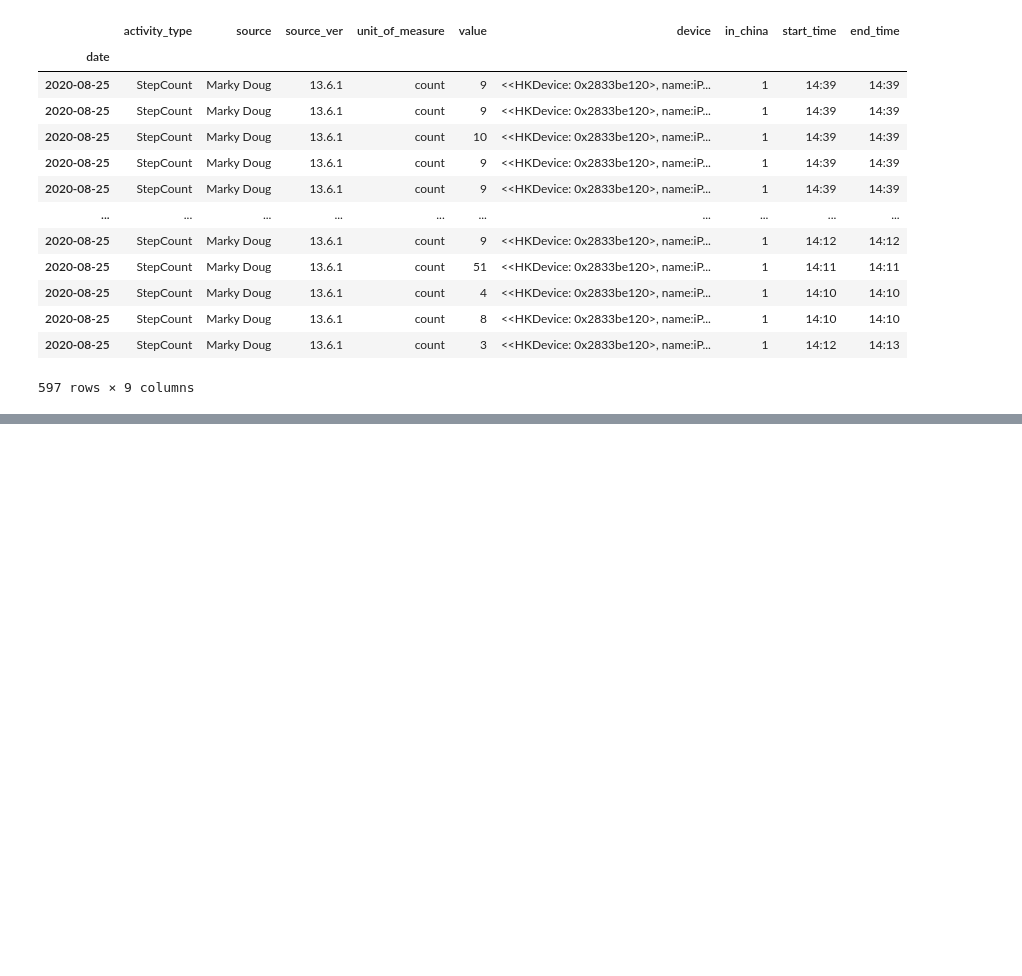
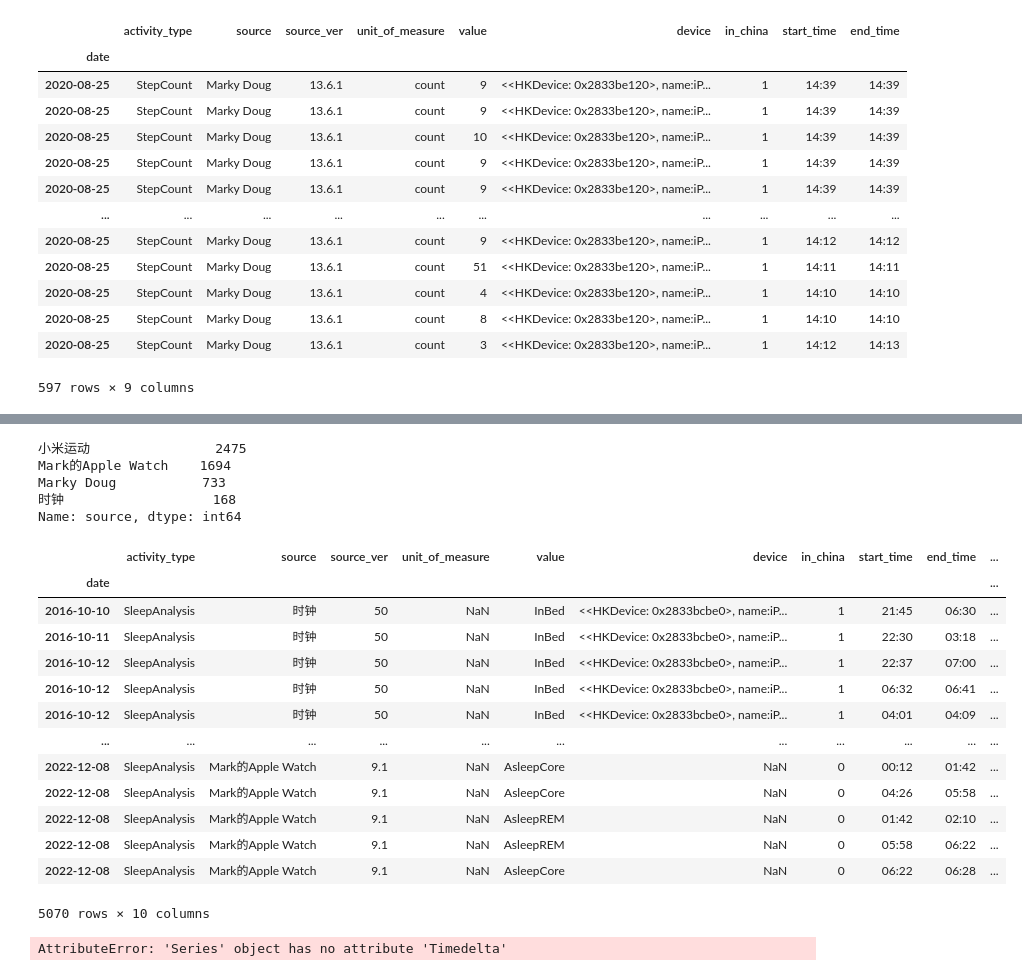
Before and after one commit to markydoug/my_apple_health, a Jupyter notebook: record_explore.ipynb, the cells around one changed output, grey strips where cells are left out. Saved outputs shown, nothing was run; the diff lists cells and outputs as text; code cells hidden in the pictures; blank space fills up the shorter version.

Commit message:
Add sleep info

```diff
--- a/record_explore.ipynb
+++ b/record_explore.ipynb
@@ -207,0 +342,2 @@ steps_now.resample('M')[['value']].sum().plot()
+# %%
+sleep_info = records_list[records_list.activity_type=='SleepAnalysis']
@@ -207,0 +380,2 @@ steps_now.resample('M')[['value']].sum().plot()
+# %%
+sleep_info['value'] = sleep_info['value'].str.replace('HKCategoryValueSleepAnalysis', '')
@@ -207,0 +392,27 @@ steps_now.resample('M')[['value']].sum().plot()
+# %%
+sleep_info.source.value_counts()
+# %% [output]
+小米运动                2475
+Mark的Apple Watch    1694
+Marky Doug           733
+时钟                   168
+Name: source, dtype: int64
+# %%
+sleep_info['total_time'] = pd.to_datetime(sleep_info['end_time']) - pd.to_datetime(sleep_info['start_time'])
+# %%
+sleep_info
+# %% [output]
+|  | activity_type | source | source_ver | unit_of_measure | value | device | in_china | start_time | end_time | ... |
+| date |  |  |  |  |  |  |  |  |  | ... |
+| 2016-10-10 | SleepAnalysis | 时钟 | 50 | NaN | InBed | <<HKDevice: 0x2833bcbe0>, name:iP... | 1 | 21:45 | 06:30 | ... |
+| 2016-10-11 | SleepAnalysis | 时钟 | 50 | NaN | InBed | <<HKDevice: 0x2833bcbe0>, name:iP... | 1 | 22:30 | 03:18 | ... |
+| 2016-10-12 | SleepAnalysis | 时钟 | 50 | NaN | InBed | <<HKDevice: 0x2833bcbe0>, name:iP... | 1 | 22:37 | 07:00 | ... |
+| 2016-10-12 | SleepAnalysis | 时钟 | 50 | NaN | InBed | <<HKDevice: 0x2833bcbe0>, name:iP... | 1 | 06:32 | 06:41 | ... |
+| 2016-10-12 | SleepAnalysis | 时钟 | 50 | NaN | InBed | <<HKDevice: 0x2833bcbe0>, name:iP... | 1 | 04:01 | 04:09 | ... |
+| ... | ... | ... | ... | ... | ... | ... | ... | ... | ... | ... |
+| 2022-12-08 | SleepAnalysis | Mark的Apple Watch | 9.1 | NaN | AsleepCore | NaN | 0 | 00:12 | 01:42 | ... |
+| 2022-12-08 | SleepAnalysis | Mark的Apple Watch | 9.1 | NaN | AsleepCore | NaN | 0 | 04:26 | 05:58 | ... |
+| 2022-12-08 | SleepAnalysis | Mark的Apple Watch | 9.1 | NaN | AsleepREM | NaN | 0 | 01:42 | 02:10 | ... |
+| 2022-12-08 | SleepAnalysis | Mark的Apple Watch | 9.1 | NaN | AsleepREM | NaN | 0 | 05:58 | 06:22 | ... |
+| 2022-12-08 | SleepAnalysis | Mark的Apple Watch | 9.1 | NaN | AsleepCore | NaN | 0 | 06:22 | 06:28 | ... |
+5070 rows × 10 columns
@@ -207,0 +423,4 @@ steps_now.resample('M')[['value']].sum().plot()
+# %%
+sleep_info.total_time = sleep_info.total_time
+# %% [output]
+AttributeError: 'Series' object has no attribute 'Timedelta'
```
Also changed, not shown: parts of 35 cells of this notebook.
